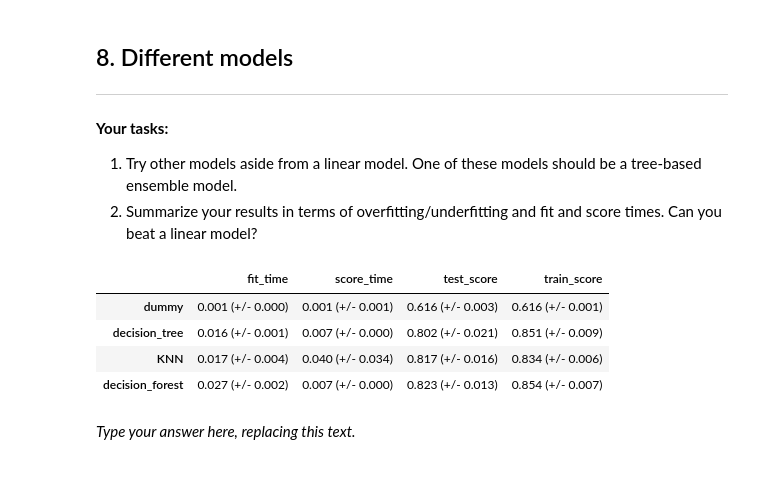
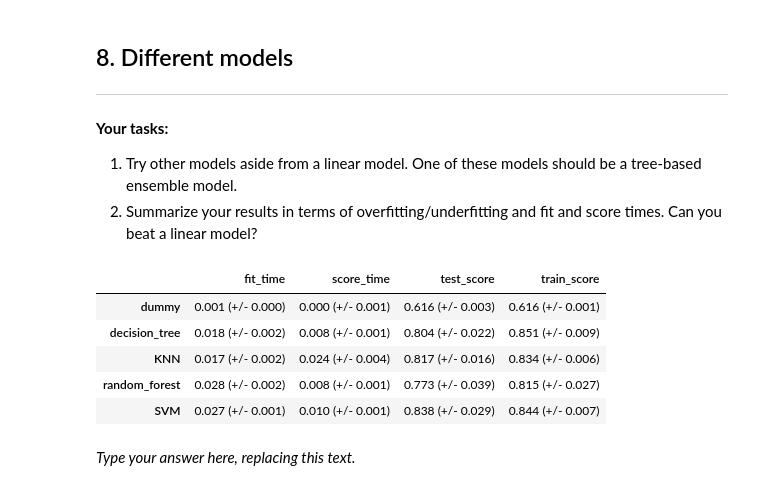
Before and after one commit to caden-maxwell/titanic_cs4320, a Jupyter notebook: final_report.ipynb, the cells around one changed output. Cells and saved outputs as stored; diff of their text form; code cells hidden in the pictures.

```diff
--- a/final_report.ipynb
+++ b/final_report.ipynb
@@ -499,29 +499,32 @@ _Type your answer here, replacing this text._
 1. Try other models aside from a linear model. One of these models should be a tree-based ensemble model.
 2. Summarize your results in terms of overfitting/underfitting and fit and score times. Can you beat a linear model?
 # %%
+from sklearn.svm import SVC
 models = { # Arbitrary hyperparameters, for now
     "decision_tree": DecisionTreeClassifier(max_depth=5),
     "KNN": KNeighborsClassifier(n_neighbors=10),
-    "decision_forest": RandomForestClassifier(max_depth=5, n_estimators=10, max_features=9),
+    "random_forest": RandomForestClassifier(max_depth=5, n_estimators=10, max_features=1),
+    "SVM": SVC()
 }
 
 for name, model in models.items():
     pipe = make_pipeline(preprocessor, model)
     results_dict[name] = mean_std_cross_val_scores(
         pipe, X, y, return_train_score=True
     )
     pipe.fit(X, y)
     predicted = pipe.predict(test_df)
     submit_df = pd.DataFrame({'PassengerId': test_df['PassengerId'], 'Survived': predicted})
     submit_df.to_csv(f'{name}_submission.csv', index=False)
 
 pd.DataFrame(results_dict).T
 # %% [output]
 |  | fit_time | score_time | test_score | train_score |
-| dummy | 0.001 (+/- 0.000) | 0.001 (+/- 0.001) | 0.616 (+/- 0.003) | 0.616 (+/- 0.001) |
-| decision_tree | 0.016 (+/- 0.001) | 0.007 (+/- 0.000) | 0.802 (+/- 0.021) | 0.851 (+/- 0.009) |
-| KNN | 0.017 (+/- 0.004) | 0.040 (+/- 0.034) | 0.817 (+/- 0.016) | 0.834 (+/- 0.006) |
-| decision_forest | 0.027 (+/- 0.002) | 0.007 (+/- 0.000) | 0.823 (+/- 0.013) | 0.854 (+/- 0.007) |
+| dummy | 0.001 (+/- 0.000) | 0.000 (+/- 0.001) | 0.616 (+/- 0.003) | 0.616 (+/- 0.001) |
+| decision_tree | 0.018 (+/- 0.002) | 0.008 (+/- 0.001) | 0.804 (+/- 0.022) | 0.851 (+/- 0.009) |
+| KNN | 0.017 (+/- 0.002) | 0.024 (+/- 0.004) | 0.817 (+/- 0.016) | 0.834 (+/- 0.006) |
+| random_forest | 0.028 (+/- 0.002) | 0.008 (+/- 0.001) | 0.773 (+/- 0.039) | 0.815 (+/- 0.027) |
+| SVM | 0.027 (+/- 0.001) | 0.010 (+/- 0.001) | 0.838 (+/- 0.029) | 0.844 (+/- 0.007) |
 # %% [markdown]
 _Type your answer here, replacing this text._
 # %% [markdown]
```
Also changed, not shown: parts of 1 cell of this notebook.
